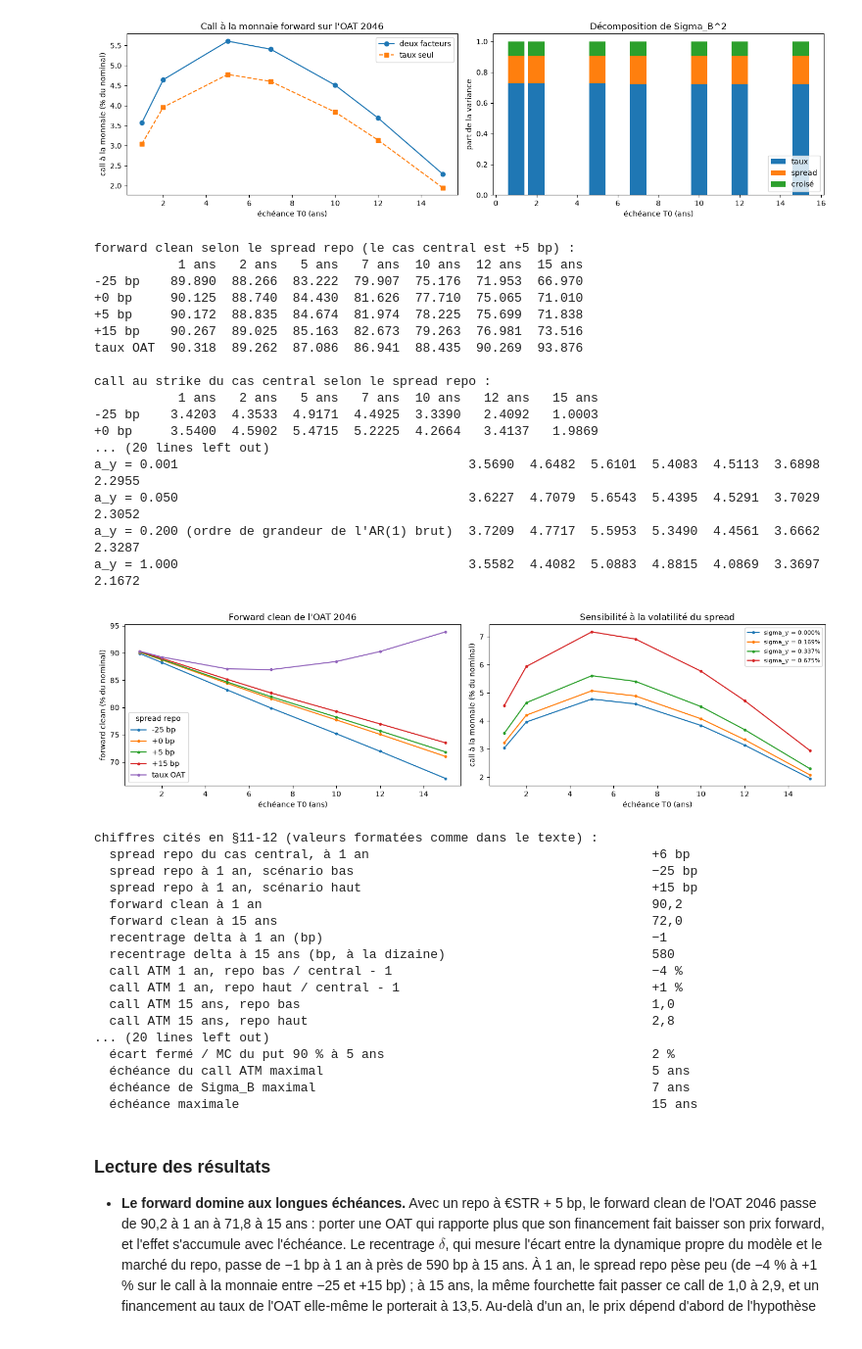
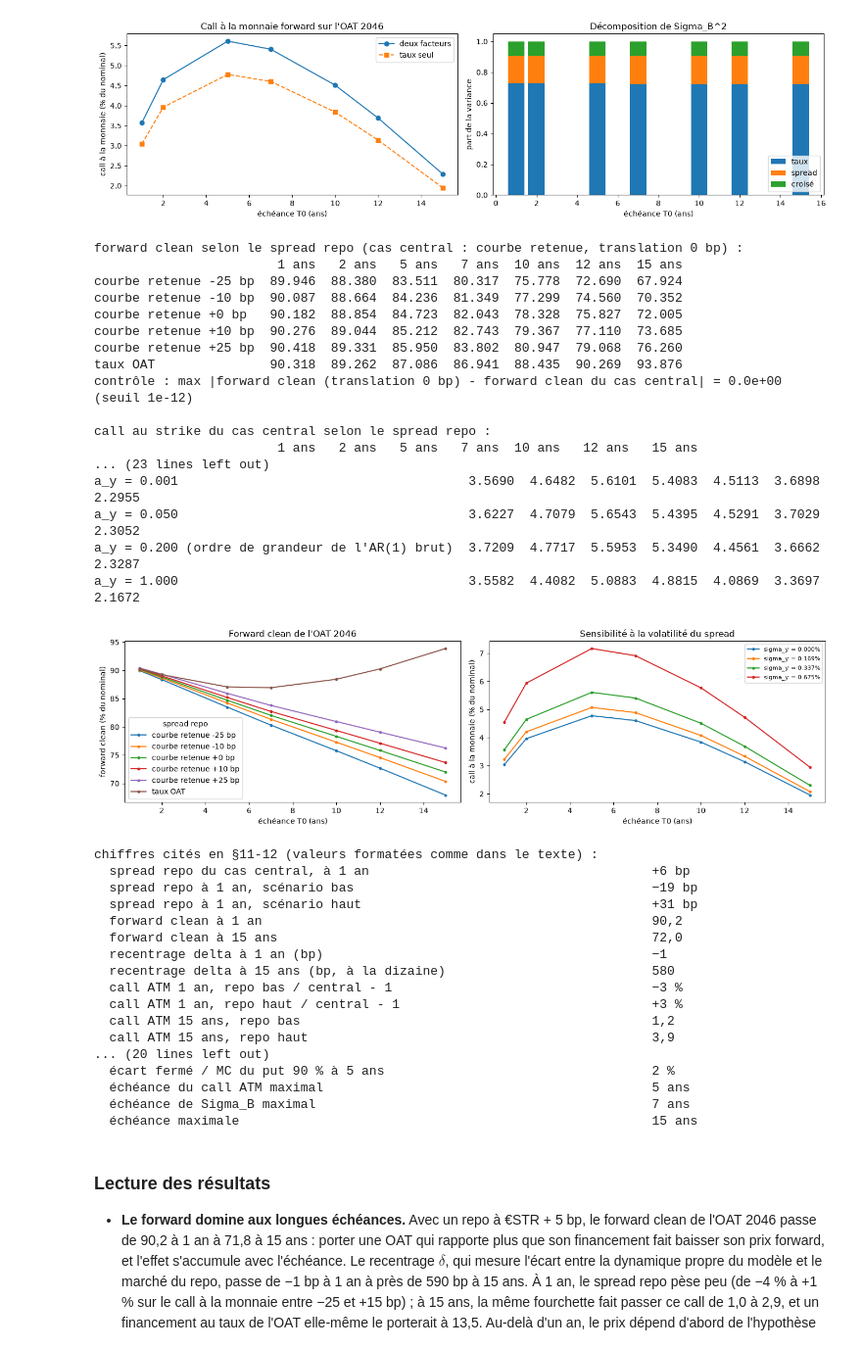
Before and after one commit to alexisdantzikian/BondOptionPricer, a Jupyter notebook: main/oat_option_pricer.ipynb, the cells around one changed output. Shown at 98% size. Drawn from its saved outputs; the diff is of its cells as text; code cells hidden in the pictures.

```diff
--- a/main/oat_option_pricer.ipynb
+++ b/main/oat_option_pricer.ipynb
@@ -108,6 +108,7 @@ from pathlib import Path
 pd.set_option("display.width", 160)
 DONNEES = next(p for p in [Path("../data"), Path("data")] if (p / "market data bloom.xlsx").exists())
 FICHIER, FICHIER_REPO = DONNEES / "market data bloom.xlsx", DONNEES / "repo_fictif.csv"
+FINANCEMENT_LONG = "plat"                 # spread repo au-delà du dernier tenor coté : "plat" = maintenu à son niveau (section 8.2)
 DATE_OBS = pd.Timestamp("2026-09-08")      # date des cours (clôture)
 DATE_VAL = pd.Timestamp("2026-09-10")      # date de règlement = origine des temps (t = 0)
 
@@ -160,6 +161,8 @@ cube = load_cube()
 oat = load_oat()
 hist_oat, hist_estr = load_history("Zield Histo OAT"), load_history("Yield Histo ESTR")
 repo_data = load_repo()
+assert FINANCEMENT_LONG in ("plat",), f"règle de financement inconnue : {FINANCEMENT_LONG}"
+assert repo_data["T"].is_monotonic_increasing and repo_data["T"].is_unique and repo_data["T"].min() <= 1, "courbe repo : tenors non strictement croissants ou aucun tenor <= 1 an"
 
 print("Courbe €STR :", len(estr), "piliers de", estr["T"].min().round(3), "à", estr["T"].max(), "ans")
 print(estr.set_index("tenor")["swap"].map("{:.4%}".format).to_frame().T.to_string(), "\n")
@@ -1195,13 +1206,17 @@ import numpy as np
 from scipy.optimize import brentq
 
 class repo_curve:
-    """Taux repo = taux zéro €STR + spread repo (taux continus) ; spread interpolé linéairement, extrapolé plat."""
+    """Taux repo = taux zéro €STR + spread repo (taux continus). Spread interpolé linéairement entre les tenors cotés ;
+    au-delà du dernier (T_max), règle FINANCEMENT_LONG de la section 1 ("plat" : maintenu au niveau du dernier tenor)."""
 
     def __init__(self, curve, T, spread):
         self.curve, self.T, self.spread = curve, np.asarray(T, float), np.asarray(spread, float)
+        self.T_max = float(self.T[-1])                                   # dernier tenor coté
 
     def s(self, T):
-        return np.interp(T, self.T, self.spread)
+        if FINANCEMENT_LONG == "plat":
+            return np.interp(T, self.T, self.spread)
+        raise ValueError(f"règle de financement inconnue : {FINANCEMENT_LONG}")
 
     def df(self, T):                                                     # P^repo(0, T)
         T = np.asarray(T, float)
@@ -1951,14 +1969,17 @@ def atm_table(scenarios):
     return pd.DataFrame({nom: [oat_option(m, oat46, dirty46, rp, T0).price(opts[T0].F_clean) * 100 for T0 in ECHEANCES]
                          for nom, (m, rp) in scenarios.items()}, index=[f"{T0:g} ans" for T0 in ECHEANCES]).T
 
-# --- 1. spread repo (la courbe est fictive) : forward clean et call au strike du cas central
+# --- 1. spread repo : translations parallèles de la courbe retenue, et financement au taux de l'OAT
 Tg = np.linspace(0.1, 20, 200)
-scen_repo = {f"{b:+d} bp": repo_curve(curve, [1.0], [b / 1e4]) for b in [-25, 0, 5, 15]}
+scen_repo = {f"courbe retenue {b:+d} bp": repo_curve(curve, repo_data["T"].values, repo_data["spread"].values + b / 1e4)
+             for b in [-25, -10, 0, 10, 25]}
 scen_repo["taux OAT"] = repo_curve(curve, Tg, risky.zero(Tg) - curve.zero(Tg))          # financement au taux de l'OAT
 fwd = pd.DataFrame({nom: [(forward_repo(oat46, dirty46, rp, T0) - oat46.accrued_at(T0)) * 100 for T0 in ECHEANCES]
                     for nom, rp in scen_repo.items()}, index=[f"{T0:g} ans" for T0 in ECHEANCES]).T
-print("forward clean selon le spread repo (le cas central est +5 bp) :")
+print("forward clean selon le spread repo (cas central : courbe retenue, translation 0 bp) :")
 print(fwd.round(3).to_string())
+print(f"contrôle : max |forward clean (translation 0 bp) - forward clean du cas central| = "
+      f"{max(abs(fwd.loc['courbe retenue +0 bp', f'{T:g} ans'] - opts[T].F_clean * 100) for T in ECHEANCES):.1e}   (seuil 1e-12)")
 print("\ncall au strike du cas central selon le spread repo :")
 print(atm_table({nom: (m_cal, rp) for nom, rp in scen_repo.items()}).round(4).to_string())
 
@@ -1971,45 +1992,45 @@ print(atm_table(scen_sy).round(4).to_string())
 scen_rho = {f"rho = {r:+.3f}": (hw2f_model(curve, risky, replace(p_cal, rho=r)), repo) for r in [0.0, RHO_MIN, p_cal.rho, RHO_MAX]}
 print("\ncall à la monnaie selon la corrélation :")
 print(atm_table(scen_rho).round(4).to_string())
 
 # --- 4. vitesse de retour du spread, à volatilité du spread 20 ans inchangée
 vol_sj = p_cal.s_y * H(p_cal.a_y, 0, T_SJ) / T_SJ
 _a_ar = AR1.loc["2021-2026", "a_corrige"]                     # vitesse AR(1) corrigée du biais (§9.4)
 _lib_ar = " (AR(1) corrigé)" if _a_ar > 0 else " (ordre de grandeur de l'AR(1) brut)"
 _a_ar = _a_ar if _a_ar > 0 else 0.2
 scen_ay = {f"a_y = {a:.3f}" + (_lib_ar if a == _a_ar else ""): (hw2f_model(curve, risky, replace(p_cal, a_y=a, s_y=vol_sj * T_SJ / H(a, 0, T_SJ))), repo)
            for a in [p_cal.a_y, 0.05, _a_ar, 1.0]}
 print(f"\ncall à la monnaie selon a_y, vol du spread {T_SJ} ans fixée à {vol_sj * 1e4:.1f} bp/an :")
 print(atm_table(scen_ay).round(4).to_string())
 
 fig, ax = plt.subplots(1, 2, figsize=(14, 4))
 for nom in fwd.index:
     ax[0].plot(ECHEANCES, fwd.loc[nom], "o-", ms=3, label=nom)
 ax[0].set_xlabel("échéance T0 (ans)"); ax[0].set_ylabel("forward clean (% du nominal)"); ax[0].legend(title="spread repo"); ax[0].set_title("Forward clean de l'OAT 2046")
 t_sy = atm_table(scen_sy)
 for nom in t_sy.index:
     ax[1].plot(ECHEANCES, t_sy.loc[nom], "o-", ms=3, label=nom)
 ax[1].set_xlabel("échéance T0 (ans)"); ax[1].set_ylabel("call à la monnaie (% du nominal)"); ax[1].legend(fontsize=8); ax[1].set_title("Sensibilité à la volatilité du spread")
 plt.tight_layout(); plt.show()
 # %% [output]
-forward clean selon le spread repo (le cas central est +5 bp) :
-           1 ans   2 ans   5 ans   7 ans  10 ans  12 ans  15 ans
--25 bp    89.890  88.266  83.222  79.907  75.176  71.953  66.970
-+0 bp     90.125  88.740  84.430  81.626  77.710  75.065  71.010
-+5 bp     90.172  88.835  84.674  81.974  78.225  75.699  71.838
-+15 bp    90.267  89.025  85.163  82.673  79.263  76.981  73.516
-taux OAT  90.318  89.262  87.086  86.941  88.435  90.269  93.876
+forward clean selon le spread repo (cas central : courbe retenue, translation 0 bp) :
+                        1 ans   2 ans   5 ans   7 ans  10 ans  12 ans  15 ans
+courbe retenue -25 bp  89.946  88.380  83.511  80.317  75.778  72.690  67.924
+courbe retenue -10 bp  90.087  88.664  84.236  81.349  77.299  74.560  70.352
+courbe retenue +0 bp   90.182  88.854  84.723  82.043  78.328  75.827  72.005
+courbe retenue +10 bp  90.276  89.044  85.212  82.743  79.367  77.110  73.685
+courbe retenue +25 bp  90.418  89.331  85.950  83.802  80.947  79.068  76.260
+taux OAT               90.318  89.262  87.086  86.941  88.435  90.269  93.876
+contrôle : max |forward clean (translation 0 bp) - forward clean du cas central| = 0.0e+00   (seuil 1e-12)
 
 call au strike du cas central selon le spread repo :
-           1 ans   2 ans   5 ans   7 ans  10 ans   12 ans   15 ans
--25 bp    3.4203  4.3533  4.9171  4.4925  3.3390   2.4092   1.0003
-+0 bp     3.5400  4.5902  5.4715  5.2225  4.2664   3.4137   1.9869
-... (20 lines left out)
+                        1 ans   2 ans   5 ans   7 ans  10 ans   12 ans   15 ans
+... (23 lines left out)
 a_y = 0.001                                      3.5690  4.6482  5.6101  5.4083  4.5113  3.6898  2.2955
 a_y = 0.050                                      3.6227  4.7079  5.6543  5.4395  4.5291  3.7029  2.3052
 a_y = 0.200 (ordre de grandeur de l'AR(1) brut)  3.7209  4.7717  5.5953  5.3490  4.4561  3.6662  2.3287
 a_y = 1.000                                      3.5582  4.4082  5.0883  4.8815  4.0869  3.3697  2.1672
-[figure, old version]
+[figure, new version]
 # %%
 """
 Chiffres cités dans la lecture des résultats et la conclusion
@@ -2107,16 +2128,16 @@ for _lib, _val in CHIFFRES.items():
 # %% [output]
 chiffres cités en §11-12 (valeurs formatées comme dans le texte) :
   spread repo du cas central, à 1 an                                     +6 bp
-  spread repo à 1 an, scénario bas                                       −25 bp
-  spread repo à 1 an, scénario haut                                      +15 bp
+  spread repo à 1 an, scénario bas                                       −19 bp
+  spread repo à 1 an, scénario haut                                      +31 bp
   forward clean à 1 an                                                   90,2
   forward clean à 15 ans                                                 72,0
   recentrage delta à 1 an (bp)                                           −1
   recentrage delta à 15 ans (bp, à la dizaine)                           580
-  call ATM 1 an, repo bas / central - 1                                  −4 %
-  call ATM 1 an, repo haut / central - 1                                 +1 %
-  call ATM 15 ans, repo bas                                              1,0
-  call ATM 15 ans, repo haut                                             2,8
+  call ATM 1 an, repo bas / central - 1                                  −3 %
+  call ATM 1 an, repo haut / central - 1                                 +3 %
+  call ATM 15 ans, repo bas                                              1,2
+  call ATM 15 ans, repo haut                                             3,9
 ... (20 lines left out)
   écart fermé / MC du put 90 % à 5 ans                                   2 %
   échéance du call ATM maximal                                           5 ans
```
Also changed, not shown: parts of 2 cells of this notebook, 1 other file.
